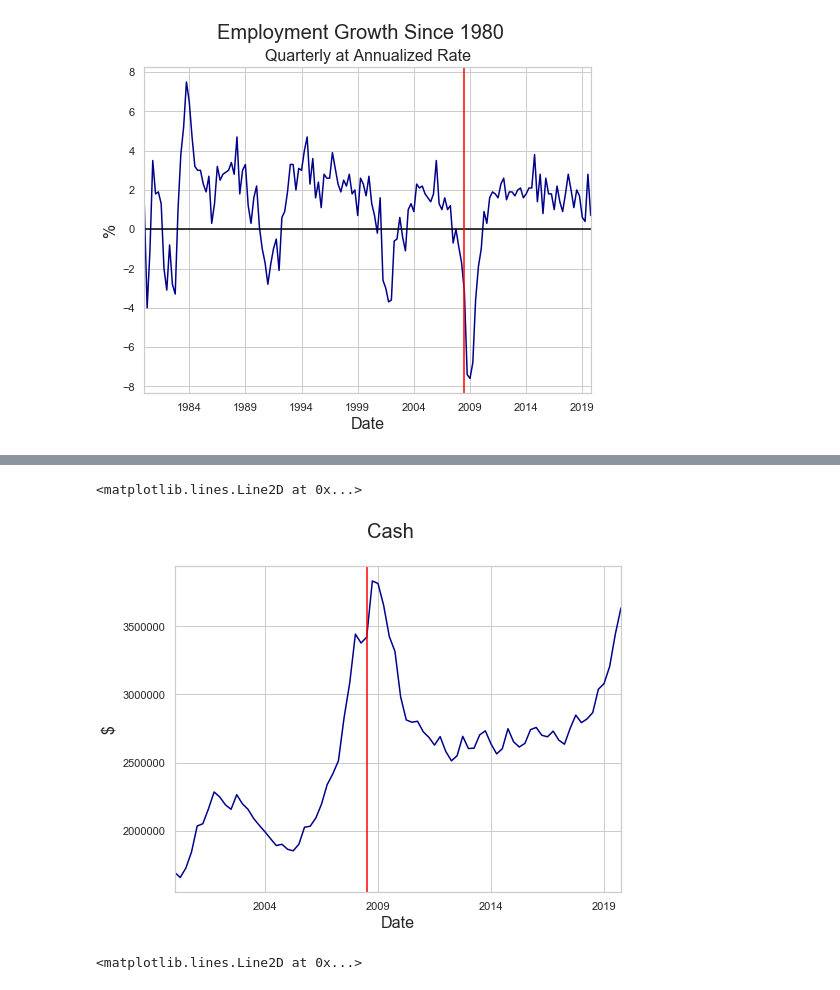
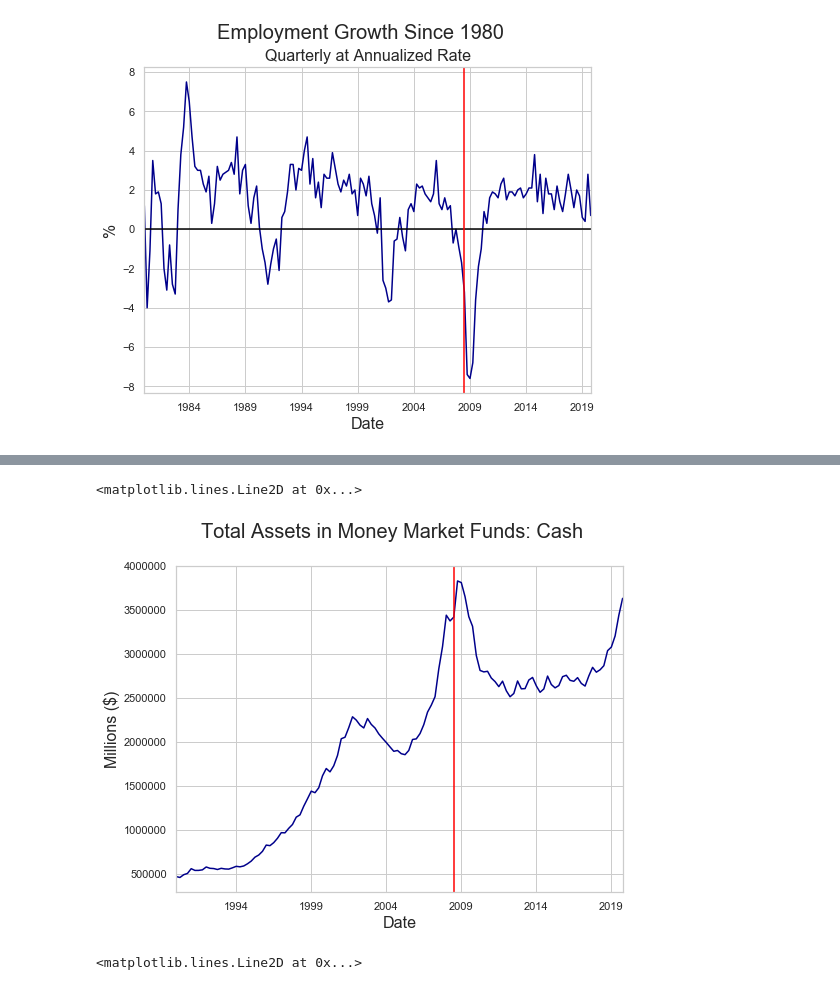
Before and after one commit to thsavage/Macro, a Jupyter notebook: Macroeconomic Observations During a Pandemic.ipynb, the cells around one changed output, grey strips where cells are left out. Cells and saved outputs as stored; diff of their text form; code cells hidden in the pictures.

```diff
--- a/Macroeconomic Observations During a Pandemic.ipynb
+++ b/Macroeconomic Observations During a Pandemic.ipynb
@@ -131,14 +156,14 @@ plt.axvline(dt.datetime(2008, 9, 15), color="red")
 # %%
-cash = fred.get_series("MMMFFAQ027S", observation_start='2000-01-01')
+cash = fred.get_series("MMMFFAQ027S", observation_start='1990-01-01')
 
 cash.plot(color='darkblue', figsize=(8, 6))
-plt.suptitle('Cash', fontsize=20)
+plt.suptitle('Total Assets in Money Market Funds: Cash', fontsize=20)
 plt.xlabel('Date', fontsize=16)
-plt.ylabel('$', fontsize=16)
+plt.ylabel('Millions ($)', fontsize=16)
 plt.axvline(dt.datetime(2008, 9, 15), color="red")
 # %% [output]
 <matplotlib.lines.Line2D at 0x...>
-[figure, old version]
+[figure, new version]
 # %%
 productivity = fred.get_series("OPHNFB", observation_start='1980-01-01') / 52 * 100
 
```
Also changed, not shown: parts of 9 cells of this notebook.
